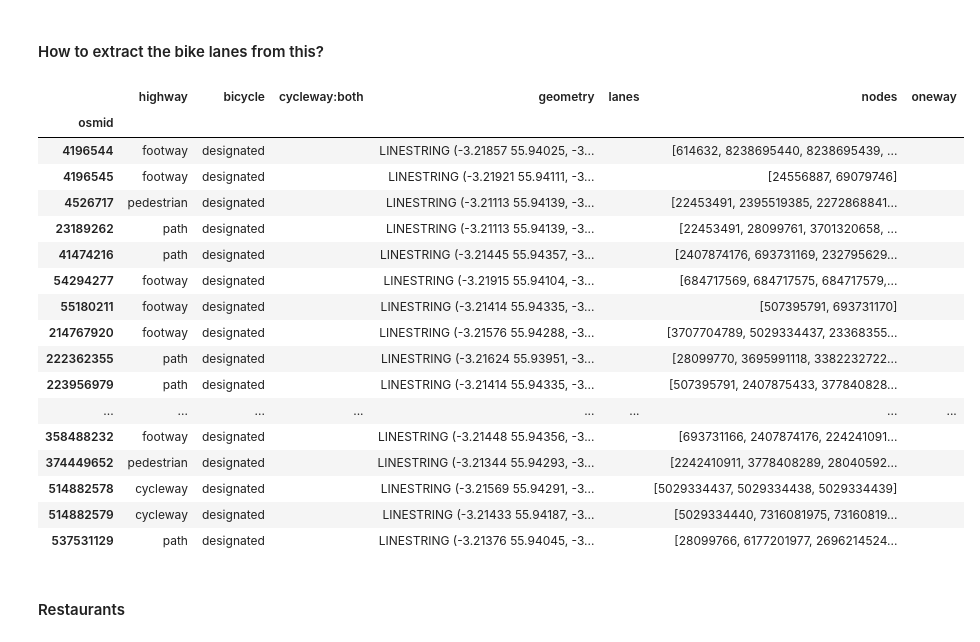
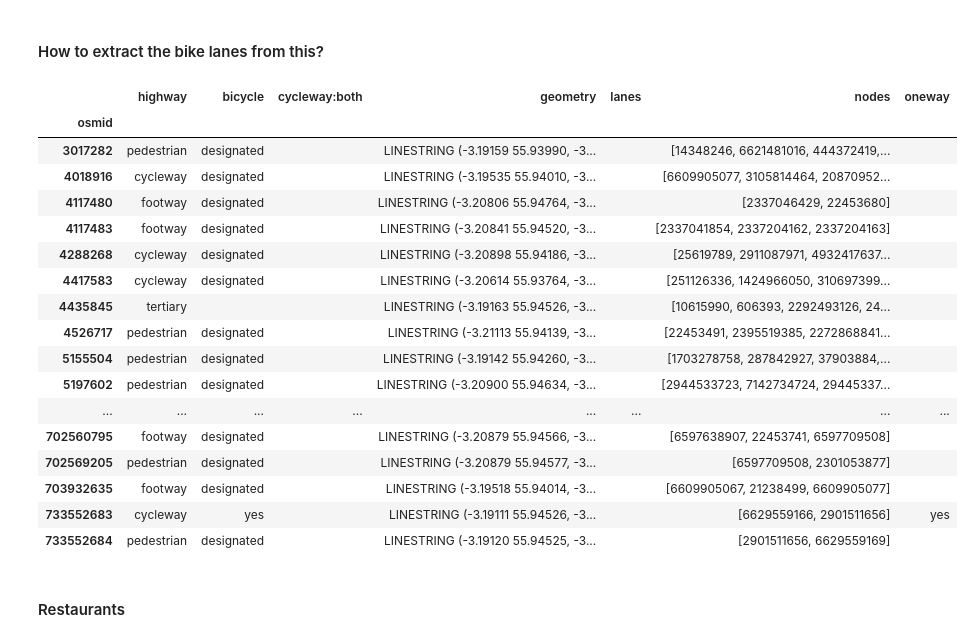
Before and after one commit to EArtiges/Bike_Share_data, a Jupyter notebook: Get_OSM_Data.ipynb, the cells around one changed output. Cells and saved outputs as stored; diff of their text form; code cells hidden in the pictures.

```diff
--- a/Get_OSM_Data.ipynb
+++ b/Get_OSM_Data.ipynb
@@ -106,7 +106,9 @@ plt.style.use("dark_background")
 
 # Specify the name that is used to seach for the data
 # place_name = "Bruntsfield, Edinburgh, Scotland"
-place_name = "Fountainbridge, Edinburgh, Scotland"
+place_name = "Tollcross, Edinburgh, Scotland"
 
 # Fetch OSM street network from the location
-graph = ox.graph_from_place(place_name, )
+graph = ox.graph_from_place(place_name)
+# Plot the streets
+fig, ax = ox.plot_graph(graph)
@@ -198,37 +149,37 @@ highways.loc['way', ['highway', 'bicycle','cycleway:both','lanes','oneway']].fil
 # %%
 import numpy as np
 
 bicycle_filters = []
 
 for column in ['cycleway', 'cycleway:left', 'cycleway:right', 'cycleway:both']:
     if column not in highways.columns: continue
     bicycle_filters.append(highways[column]=='lane')
 
 bicycle_filters.append(highways['highway']=='cycleway')
 bicycle_filters.append(highways['bicycle']=='designated')
 bicycle_filters=np.array(bicycle_filters)
 bicycle_filters=np.any(bicycle_filters, axis=0)
 
-highways[bicycle_filters].loc['way', ['highway','bicycle','cycleway:both','geometry','lanes','nodes','oneway']].fillna('')
+highways[bicycle_filters].loc['way', ['highway','bicycle','cycleway:both','geometry','lanes','nodes','oneway']].fillna('').head(3)
 # %% [output]
 |  | highway | bicycle | cycleway:both | geometry | lanes | nodes | oneway |
 | osmid |  |  |  |  |  |  |  |
-| 4196544 | footway | designated |  | LINESTRING (-3.21857 55.94025, -3... |  | [614632, 8238695440, 8238695439, ... |  |
-| 4196545 | footway | designated |  | LINESTRING (-3.21921 55.94111, -3... |  | [24556887, 69079746] |  |
+| 3017282 | pedestrian | designated |  | LINESTRING (-3.19159 55.93990, -3... |  | [14348246, 6621481016, 444372419,... |  |
+| 4018916 | cycleway | designated |  | LINESTRING (-3.19535 55.94010, -3... |  | [6609905077, 3105814464, 20870952... |  |
+| 4117480 | footway | designated |  | LINESTRING (-3.20806 55.94764, -3... |  | [2337046429, 22453680] |  |
+| 4117483 | footway | designated |  | LINESTRING (-3.20841 55.94520, -3... |  | [2337041854, 2337204162, 2337204163] |  |
+| 4288268 | cycleway | designated |  | LINESTRING (-3.20898 55.94186, -3... |  | [25619789, 2911087971, 4932417637... |  |
+| 4417583 | cycleway | designated |  | LINESTRING (-3.20614 55.93764, -3... |  | [251126336, 1424966050, 310697399... |  |
+| 4435845 | tertiary |  |  | LINESTRING (-3.19163 55.94526, -3... |  | [10615990, 606393, 2292493126, 24... |  |
 | 4526717 | pedestrian | designated |  | LINESTRING (-3.21113 55.94139, -3... |  | [22453491, 2395519385, 2272868841... |  |
-| 23189262 | path | designated |  | LINESTRING (-3.21113 55.94139, -3... |  | [22453491, 28099761, 3701320658, ... |  |
-| 41474216 | path | designated |  | LINESTRING (-3.21445 55.94357, -3... |  | [2407874176, 693731169, 232795629... |  |
-| 54294277 | footway | designated |  | LINESTRING (-3.21915 55.94104, -3... |  | [684717569, 684717575, 684717579,... |  |
-| 55180211 | footway | designated |  | LINESTRING (-3.21414 55.94335, -3... |  | [507395791, 693731170] |  |
-| 214767920 | footway | designated |  | LINESTRING (-3.21576 55.94288, -3... |  | [3707704789, 5029334437, 23368355... |  |
-| 222362355 | path | designated |  | LINESTRING (-3.21624 55.93951, -3... |  | [28099770, 3695991118, 3382232722... |  |
-| 223956979 | path | designated |  | LINESTRING (-3.21414 55.94335, -3... |  | [507395791, 2407875433, 377840828... |  |
+| 5155504 | pedestrian | designated |  | LINESTRING (-3.19142 55.94260, -3... |  | [1703278758, 287842927, 37903884,... |  |
+| 5197602 | pedestrian | designated |  | LINESTRING (-3.20900 55.94634, -3... |  | [2944533723, 7142734724, 29445337... |  |
 | ... | ... | ... | ... | ... | ... | ... | ... |
-| 358488232 | footway | designated |  | LINESTRING (-3.21448 55.94356, -3... |  | [693731166, 2407874176, 224241091... |  |
-| 374449652 | pedestrian | designated |  | LINESTRING (-3.21344 55.94293, -3... |  | [2242410911, 3778408289, 28040592... |  |
-| 514882578 | cycleway | designated |  | LINESTRING (-3.21569 55.94291, -3... |  | [5029334437, 5029334438, 5029334439] |  |
-| 514882579 | cycleway | designated |  | LINESTRING (-3.21433 55.94187, -3... |  | [5029334440, 7316081975, 73160819... |  |
-| 537531129 | path | designated |  | LINESTRING (-3.21376 55.94045, -3... |  | [28099766, 6177201977, 2696214524... |  |
+| 702560795 | footway | designated |  | LINESTRING (-3.20879 55.94566, -3... |  | [6597638907, 22453741, 6597709508] |  |
+| 702569205 | pedestrian | designated |  | LINESTRING (-3.20879 55.94577, -3... |  | [6597709508, 2301053877] |  |
+| 703932635 | footway | designated |  | LINESTRING (-3.19518 55.94014, -3... |  | [6609905067, 21238499, 6609905077] |  |
+| 733552683 | cycleway | yes |  | LINESTRING (-3.19111 55.94526, -3... |  | [6629559166, 2901511656] | yes |
+| 733552684 | pedestrian | designated |  | LINESTRING (-3.19120 55.94525, -3... |  | [2901511656, 6629559169] |  |
 # %% [markdown]
 #### Restaurants
 # %%
```
Also changed, not shown: parts of 23 cells of this notebook, 3 other files.
